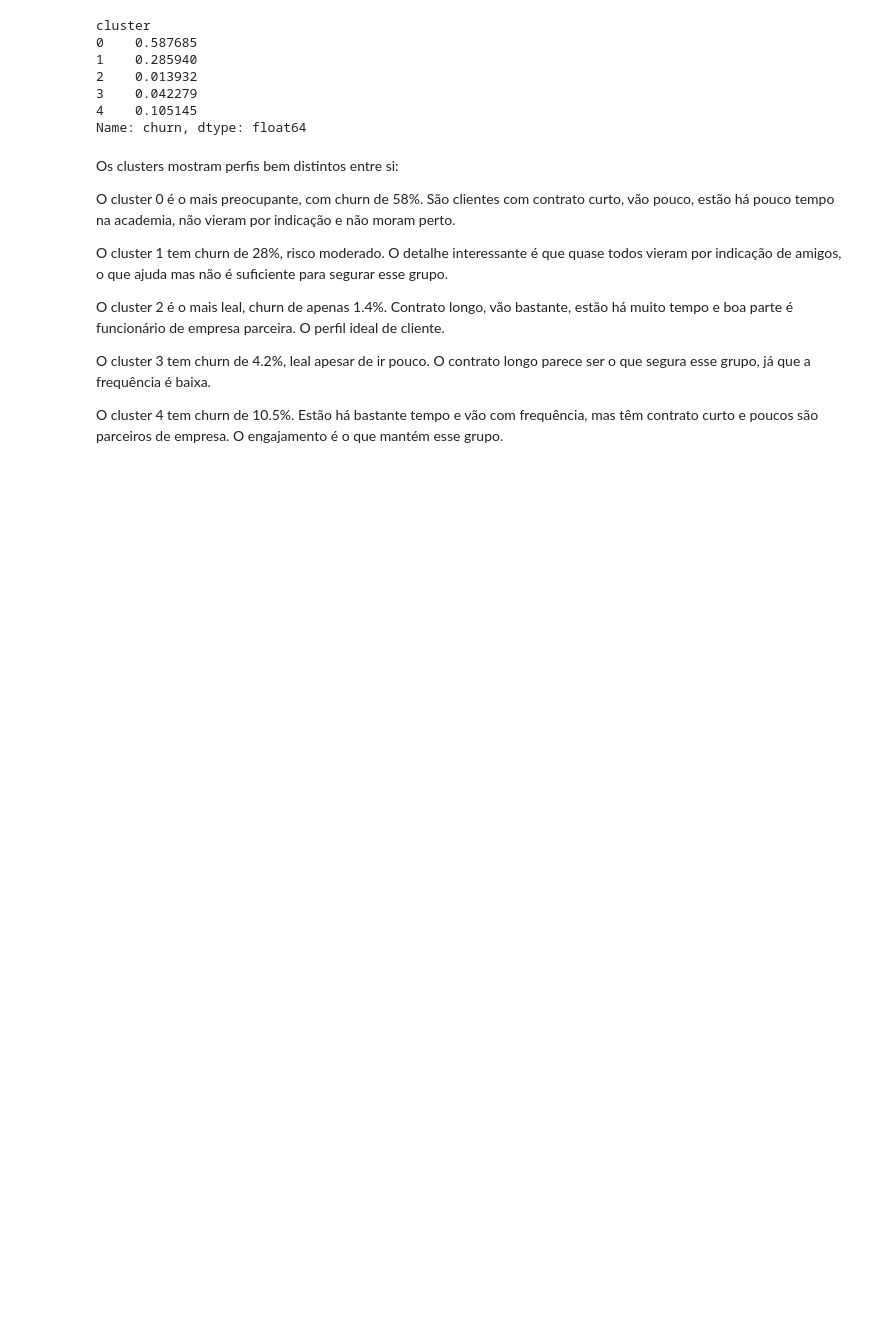
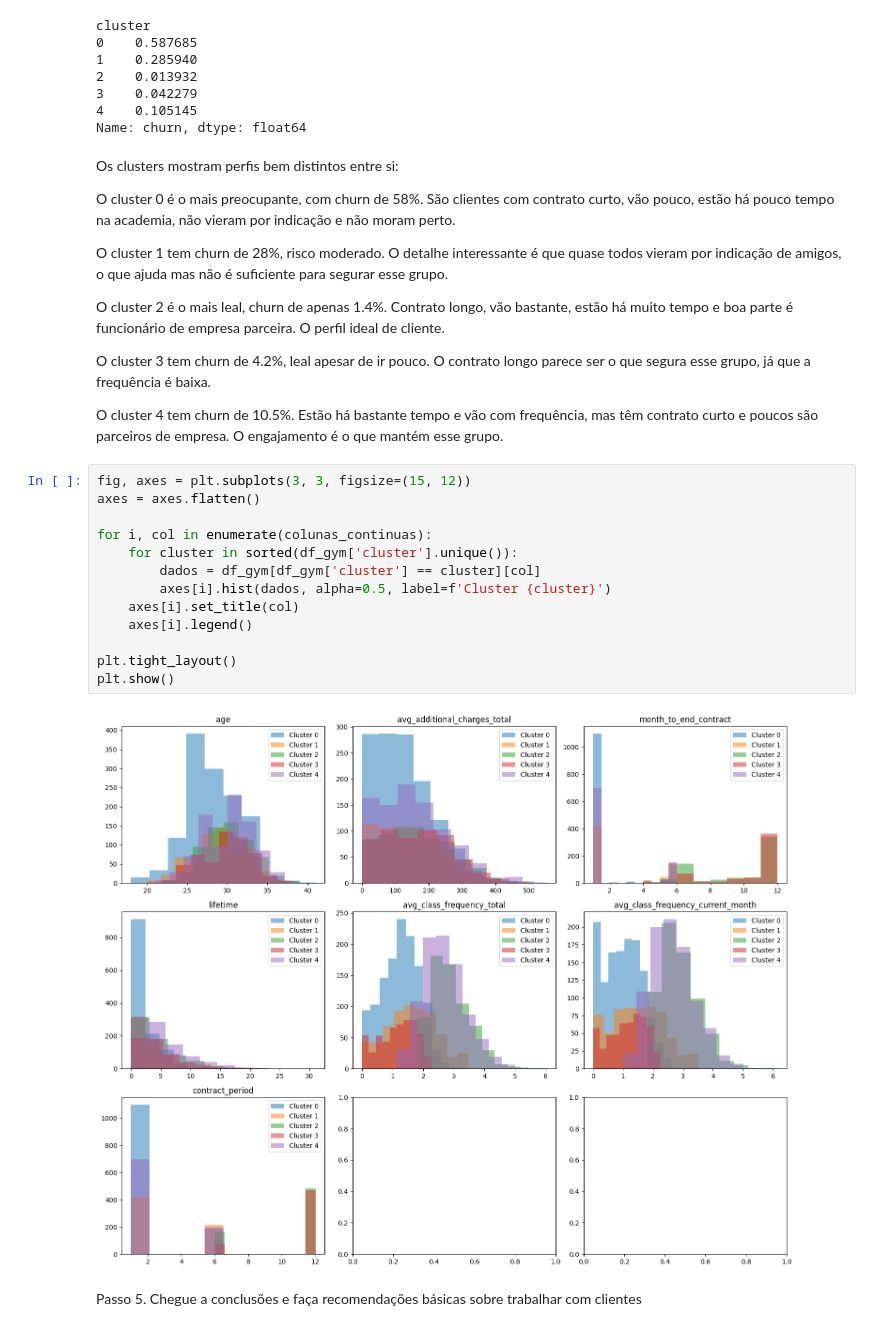
Before and after one commit to ezodia1/projeto13, a Jupyter notebook: projeto13..ipynb, the cells around one changed output. Saved outputs shown, nothing was run; the diff lists cells and outputs as text; blank space fills up the shorter version.

```diff
--- a/projeto13..ipynb
+++ b/projeto13..ipynb
@@ -219,3 +219,20 @@ O cluster 2 é o mais leal, churn de apenas 1.4%. Contrato longo, vão bastante,
 O cluster 3 tem churn de 4.2%, leal apesar de ir pouco. O contrato longo parece ser o que segura esse grupo, já que a frequência é baixa.
 
 O cluster 4 tem churn de 10.5%. Estão há bastante tempo e vão com frequência, mas têm contrato curto e poucos são parceiros de empresa. O engajamento é o que mantém esse grupo.
+# %%
+fig, axes = plt.subplots(3, 3, figsize=(15, 12))
+axes = axes.flatten()
+
+for i, col in enumerate(colunas_continuas):
+    for cluster in sorted(df_gym['cluster'].unique()):
+        dados = df_gym[df_gym['cluster'] == cluster][col]
+        axes[i].hist(dados, alpha=0.5, label=f'Cluster {cluster}')
+    axes[i].set_title(col)
+    axes[i].legend()
+
+plt.tight_layout()
+plt.show()
+# %% [output]
+[figure, added]
+# %% [markdown]
+Passo 5. Chegue a conclusões e faça recomendações básicas sobre trabalhar com clientes
```
Also changed, not shown: parts of 1 cell of this notebook.
